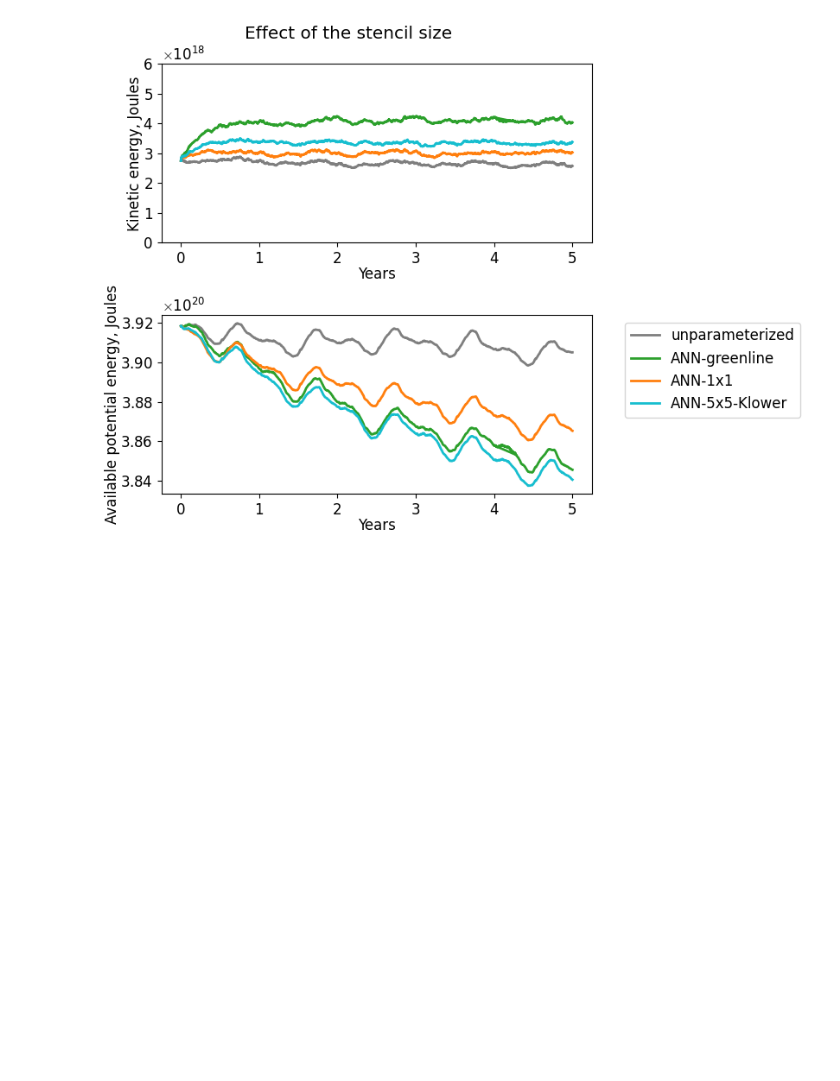
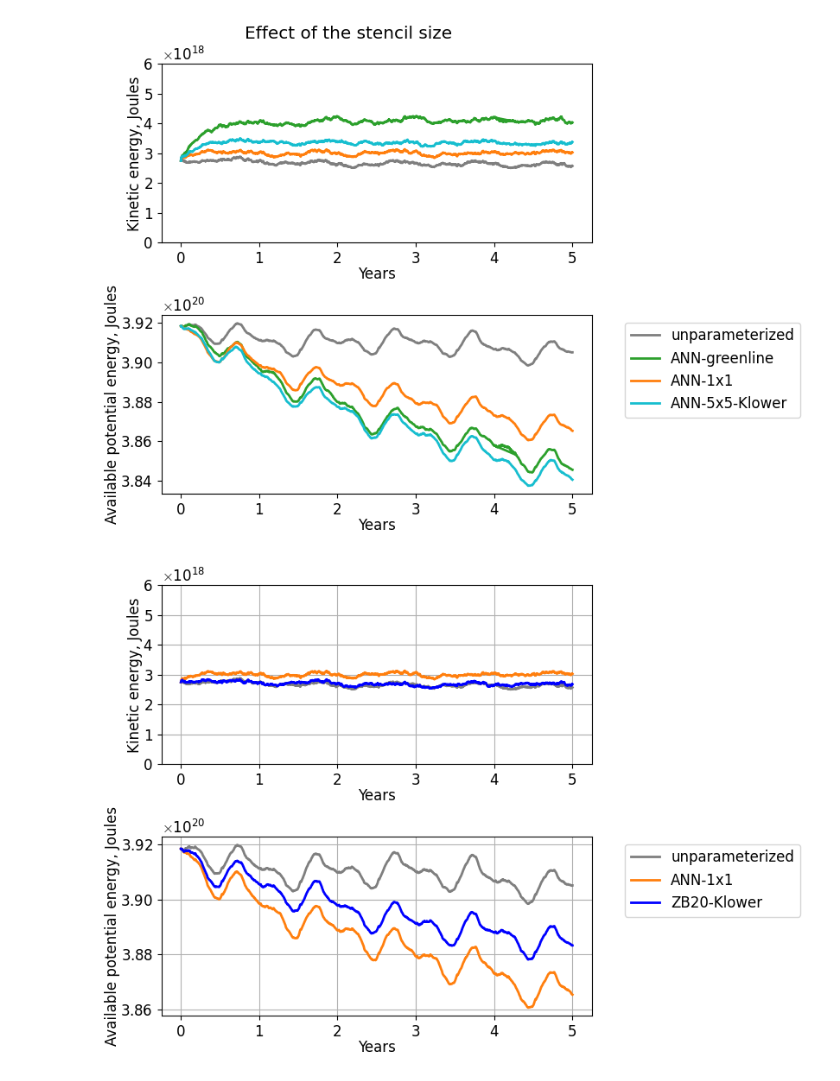
Before and after one commit to m2lines/Analysis-of-global-ocean-simulations-OM4, a Jupyter notebook: notebooks/02-timeseries.ipynb, the cells around one changed output. Drawn from its saved outputs; the diff is of its cells as text; code cells hidden in the pictures; blank space fills up the shorter version.

```diff
--- a/notebooks/01-timeseries.ipynb
+++ b/notebooks/02-timeseries.ipynb
@@ -48,3 +45,7 @@ plt.suptitle('Effect of the stencil size', y=1.01)
 # %% [output]
 Text(0.5, 1.01, 'Effect of the stencil size')
 [figure]
+# %%
+ds.plot_series(['unparameterized','ANN-1x1', 'ZB20-Klower'], colors=['tab:gray', 'tab:orange', 'b'])
+# %% [output]
+[figure, added]
```
Also changed, not shown: parts of 1 cell of this notebook, 3 other files.
